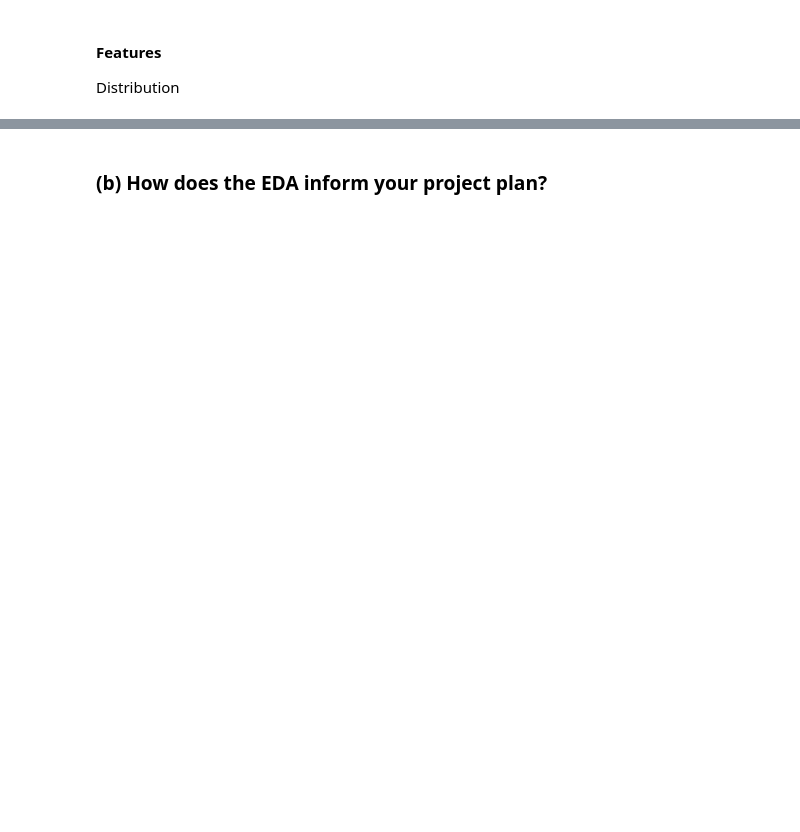
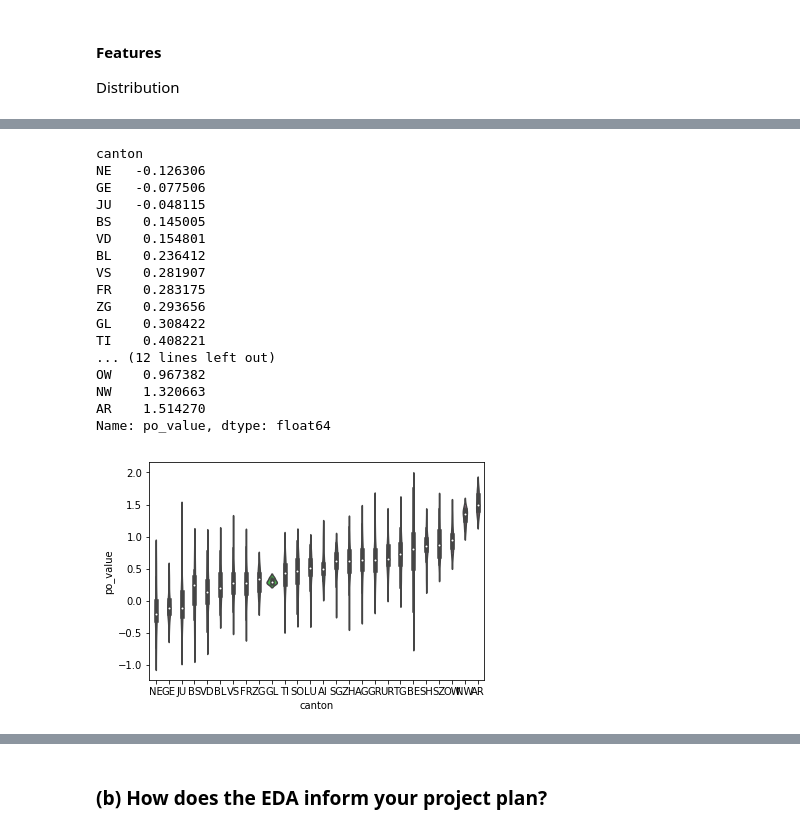
Before and after one commit to jschrein/epfl-exts-adsml-capstone-proposal, a Jupyter notebook: Capstone Project Proposal by Jörg Schreiner.ipynb, the cells around one changed output, grey strips where cells are left out. Cells and saved outputs as stored; diff of their text form; code cells hidden in the pictures; blank space fills up the shorter version.

```diff
--- a/Capstone Project Proposal by Jörg Schreiner.ipynb
+++ b/Capstone Project Proposal by Jörg Schreiner.ipynb
@@ -345,0 +294,23 @@ plt.show()
+# %%
+grouped_cantons = df.groupby(by="canton").mean()["po_value"].sort_values()
+print(grouped_cantons)
+sns.violinplot(data=df, x="canton", y="po_value", order=grouped_cantons.index);
+# %% [output]
+canton
+NE   -0.126306
+GE   -0.077506
+JU   -0.048115
+BS    0.145005
+VD    0.154801
+BL    0.236412
+VS    0.281907
+FR    0.283175
+ZG    0.293656
+GL    0.308422
+TI    0.408221
+... (12 lines left out)
+OW    0.967382
+NW    1.320663
+AR    1.514270
+Name: po_value, dtype: float64
+[figure, added]
```
Also changed, not shown: parts of 43 cells of this notebook, 1 other file.
